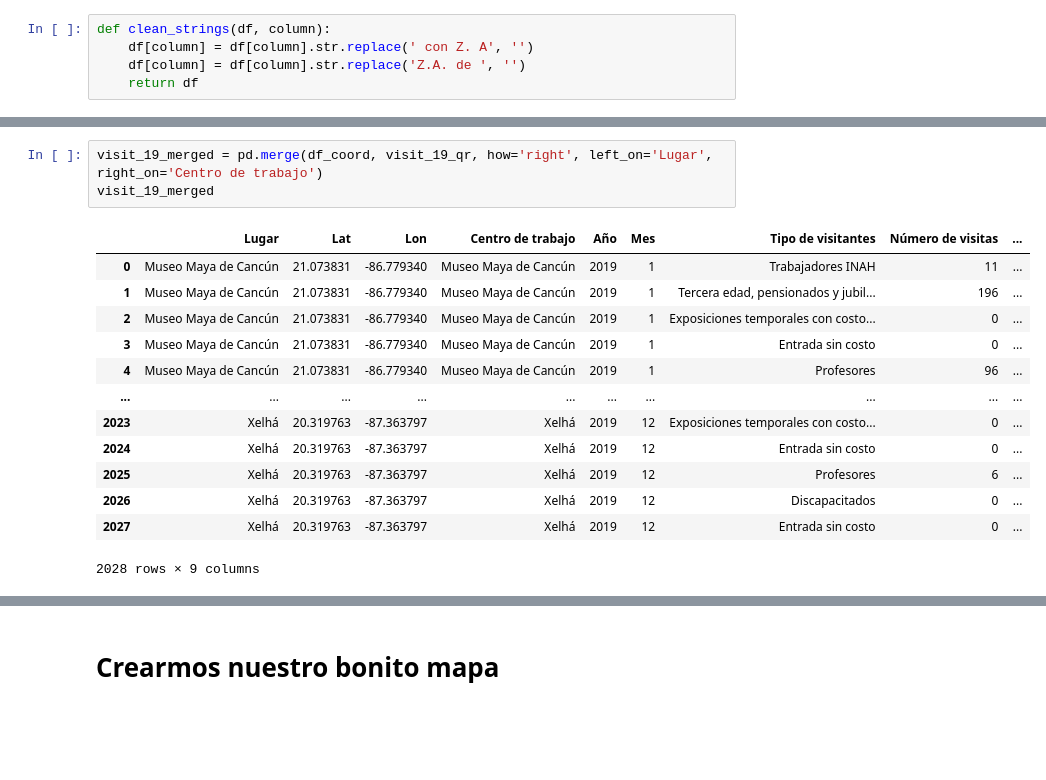
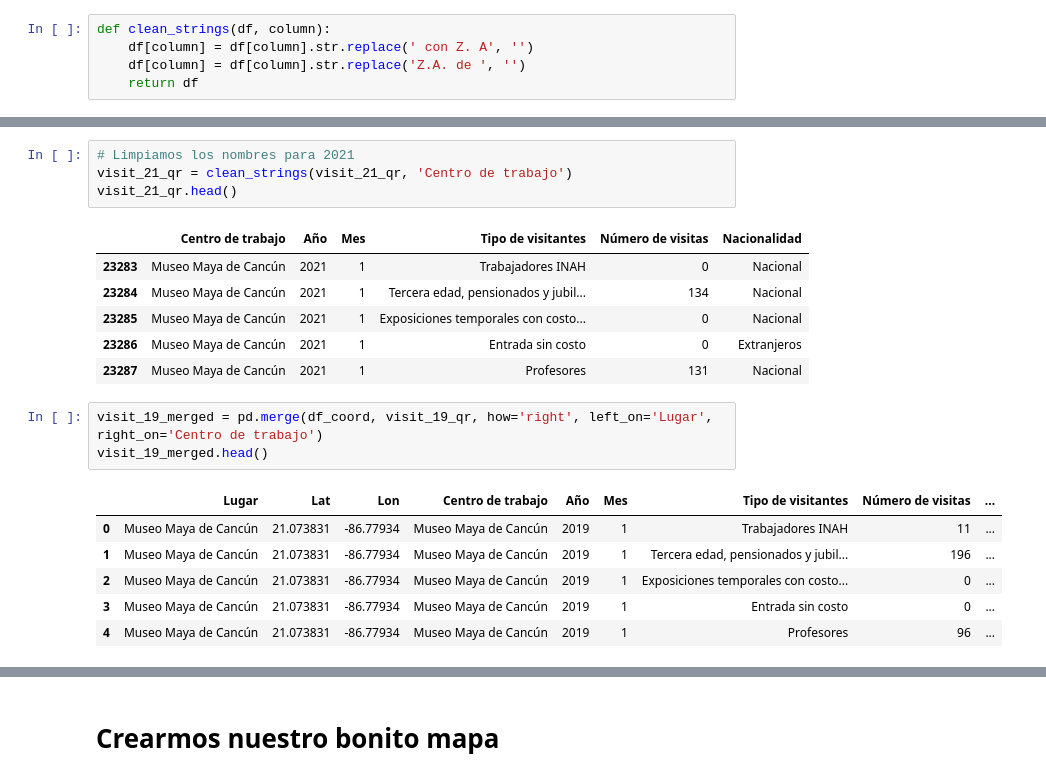
Before and after one commit to Krax7/keplergl-maps-talentland, a Jupyter notebook: universidad_caribe/VisitantesQR1921.ipynb, the cells around one changed output, grey strips where cells are left out. Cells and saved outputs as stored; diff of their text form; blank space fills up the shorter version.

Commit message:
Update Visitantes notebook

```diff
--- a/universidad_caribe/VisitantesQR1921.ipynb
+++ b/universidad_caribe/VisitantesQR1921.ipynb
@@ -143,17 +155,21 @@ visit_19_qr.head()
+# %%
+# Limpiamos los nombres para 2021
+visit_21_qr = clean_strings(visit_21_qr, 'Centro de trabajo')
+visit_21_qr.head()
+# %% [output]
+|  | Centro de trabajo | Año | Mes | Tipo de visitantes | Número de visitas | Nacionalidad |
+| 23283 | Museo Maya de Cancún | 2021 | 1 | Trabajadores INAH | 0 | Nacional |
+| 23284 | Museo Maya de Cancún | 2021 | 1 | Tercera edad, pensionados y jubil... | 134 | Nacional |
+| 23285 | Museo Maya de Cancún | 2021 | 1 | Exposiciones temporales con costo... | 0 | Nacional |
+| 23286 | Museo Maya de Cancún | 2021 | 1 | Entrada sin costo | 0 | Extranjeros |
+| 23287 | Museo Maya de Cancún | 2021 | 1 | Profesores | 131 | Nacional |
 # %%
 visit_19_merged = pd.merge(df_coord, visit_19_qr, how='right', left_on='Lugar', right_on='Centro de trabajo')
-visit_19_merged
+visit_19_merged.head()
 # %% [output]
 |  | Lugar | Lat | Lon | Centro de trabajo | Año | Mes | Tipo de visitantes | Número de visitas | ... |
-| 0 | Museo Maya de Cancún | 21.073831 | -86.779340 | Museo Maya de Cancún | 2019 | 1 | Trabajadores INAH | 11 | ... |
-| 1 | Museo Maya de Cancún | 21.073831 | -86.779340 | Museo Maya de Cancún | 2019 | 1 | Tercera edad, pensionados y jubil... | 196 | ... |
-| 2 | Museo Maya de Cancún | 21.073831 | -86.779340 | Museo Maya de Cancún | 2019 | 1 | Exposiciones temporales con costo... | 0 | ... |
-| 3 | Museo Maya de Cancún | 21.073831 | -86.779340 | Museo Maya de Cancún | 2019 | 1 | Entrada sin costo | 0 | ... |
-| 4 | Museo Maya de Cancún | 21.073831 | -86.779340 | Museo Maya de Cancún | 2019 | 1 | Profesores | 96 | ... |
-| ... | ... | ... | ... | ... | ... | ... | ... | ... | ... |
-| 2023 | Xelhá | 20.319763 | -87.363797 | Xelhá | 2019 | 12 | Exposiciones temporales con costo... | 0 | ... |
-| 2024 | Xelhá | 20.319763 | -87.363797 | Xelhá | 2019 | 12 | Entrada sin costo | 0 | ... |
-| 2025 | Xelhá | 20.319763 | -87.363797 | Xelhá | 2019 | 12 | Profesores | 6 | ... |
-| 2026 | Xelhá | 20.319763 | -87.363797 | Xelhá | 2019 | 12 | Discapacitados | 0 | ... |
-| 2027 | Xelhá | 20.319763 | -87.363797 | Xelhá | 2019 | 12 | Entrada sin costo | 0 | ... |
+| 0 | Museo Maya de Cancún | 21.073831 | -86.77934 | Museo Maya de Cancún | 2019 | 1 | Trabajadores INAH | 11 | ... |
+| 1 | Museo Maya de Cancún | 21.073831 | -86.77934 | Museo Maya de Cancún | 2019 | 1 | Tercera edad, pensionados y jubil... | 196 | ... |
+| 2 | Museo Maya de Cancún | 21.073831 | -86.77934 | Museo Maya de Cancún | 2019 | 1 | Exposiciones temporales con costo... | 0 | ... |
+| 3 | Museo Maya de Cancún | 21.073831 | -86.77934 | Museo Maya de Cancún | 2019 | 1 | Entrada sin costo | 0 | ... |
+| 4 | Museo Maya de Cancún | 21.073831 | -86.77934 | Museo Maya de Cancún | 2019 | 1 | Profesores | 96 | ... |
-2028 rows × 9 columns
```
Also changed, not shown: parts of 9 cells of this notebook.
